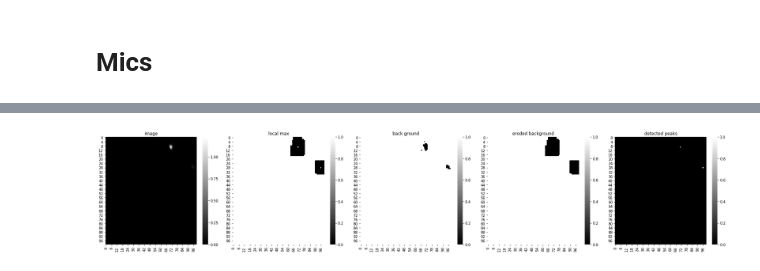
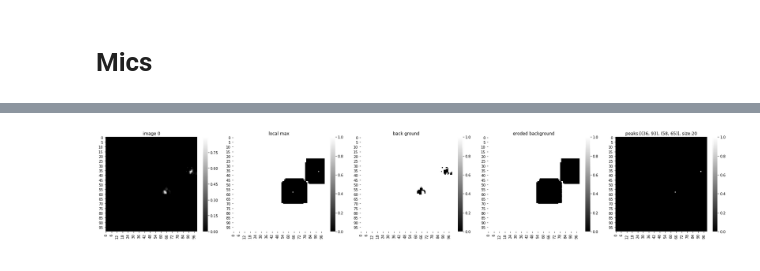
Before and after one commit to caitaozhan/deeplearning-localization, a Jupyter notebook: CNN-translation-multi2.ipynb, the cells around one changed output, grey strips where cells are left out. Cells and saved outputs as stored; diff of their text form; code cells hidden in the pictures.

Commit message:
add a peak detection algo

```diff
--- a/CNN-translation-multi2.ipynb
+++ b/CNN-translation-multi2.ipynb
@@ -475,9 +533,10 @@ train loss
 # %%
-def myplot(X, pred, y):
+def myplot(X, pred, y, indx, i):
     fig, axs = plt.subplots(1, 3, figsize=(30, 8))
     sns.heatmap(X[0], cmap='gray', annot=False, ax=axs[0])
     sns.heatmap(pred[0], cmap='gray', annot=False, ax=axs[1])
     sns.heatmap(y[0], cmap='gray', annot=False, ax=axs[2])
+    axs[0].set_title(f'{indx} - {i}')
     fig.tight_layout()
 
 def myplot2(pred, y, y_float):
@@ -511,6 +570,7 @@ for t, sample in enumerate(sensor_input_test_dataloader):
     y = sample['target'].to(device)
     y_ntx = sample['target_num']
     y_f = sample['target_float']
+    indx = sample['index']
     pred_matrix, pred_ntx = model(X)
     errors = Metrics.localization_error_image_continuous(pred_matrix.data.cpu(), y_f, Default.grid_length, True)
     print(np.mean(errors), np.std(errors))
@@ -520,6 +580,7 @@ X    = X.data.cpu().numpy()
 pred_matrix = pred_matrix.data.cpu().numpy()
 y    = y.data.cpu().numpy()
 pred_ntx = pred_ntx.data.cpu().numpy()
-for pred_nt, y_nt in zip(pred_ntx, y_ntx):
-    print(pred_nt, y_nt)
+indx = sample['index']
+# for pred_nt, y_nt in zip(pred_ntx, y_ntx):
+#     print(pred_nt, y_nt)
 # %% [output]
@@ -543,5 +604,5 @@ for pred_nt, y_nt in zip(pred_ntx, y_ntx):
 # %%
 for i in range(len(pred_matrix)):
-    myplot(X[i], pred_matrix[i], y[i])
+    myplot(X[i], pred_matrix[i], y[i], indx[i], i)
     print(i, end=' ')
 # %% [output]
@@ -561,4 +622,4 @@ for i in range(len(pred_matrix)):
 # %%
-i = 29
-myplot(X[i], pred_matrix[i], y[i])
+
+myplot2(pred_matrix[i], y[i], y_f[i])
 # %% [output]
@@ -606,42 +640,42 @@ array([[ True,  True,  True,  True],
 # %%
-i = 29
-image = pred_matrix[i][0]
-threshold = 0.05
-size = 10
+for i in range(32):
+    image = pred_matrix[i][0]
+    threshold = 0.05
+    peaks, size = Peaks.detect(image, 2)
 
-threshold_mask = image < threshold
-image[threshold_mask] = 0
+    threshold_mask = image < threshold
+    image[threshold_mask] = 0
 
-neighborhood = np.array([[True for _ in range(size)] for _ in range((size))])
+    neighborhood = np.array([[True for _ in range(size)] for _ in range((size))])
 
-#apply the local maximum filter; all pixel of maximal value
-#in their neighborhood are set to 1
-local_max = maximum_filter(image, footprint=neighborhood)==image
-#local_max is a mask that contains the peaks we are
-#looking for, but also the background.
-#In order to isolate the peaks we must remove the background from the mask.
-#we create the mask of the background
-background = (image < 0.05)
-#a little technicality: we must erode the background in order to
-#successfully subtract it form local_max, otherwise a line will
-#appear along the background border (artifact of the local maximum filter)
-eroded_background = binary_erosion(background, structure=neighborhood, border_value=1)
-#we obtain the final mask, containing only peaks,
-#by removing the background from the local_max mask (xor operation)
-print(type(local_max), local_max.shape, type(eroded_background), eroded_background.shape)
-detected_peaks = local_max ^ eroded_background
+    #apply the local maximum filter; all pixel of maximal value
+    #in their neighborhood are set to 1
+    local_max = maximum_filter(image, footprint=neighborhood)==image
+    #local_max is a mask that contains the peaks we are
+    #looking for, but also the background.
+    #In order to isolate the peaks we must remove the background from the mask.
+    #we create the mask of the background
+    background = (image < 0.05)
+    #a little technicality: we must erode the background in order to
+    #successfully subtract it form local_max, otherwise a line will
+    #appear along the background border (artifact of the local maximum filter)
+    eroded_background = binary_erosion(background, structure=neighborhood, border_value=1)
+    #we obtain the final mask, containing only peaks,
+    #by removing the background from the local_max mask (xor operation)
+    print(type(local_max), local_max.shape, type(eroded_background), eroded_background.shape)
+    detected_peaks = local_max ^ eroded_background
 
-fig, axes = plt.subplots(1, 5, figsize=(25, 5))
-sns.heatmap(image, cmap='gray', annot=False, ax = axes[0])
-sns.heatmap(local_max, cmap='gray', annot=False, ax = axes[1])
-sns.heatmap(background, cmap='gray', annot=False, ax = axes[2])
-sns.heatmap(eroded_background, cmap='gray', annot=False, ax = axes[3])
-sns.heatmap(detected_peaks, cmap='gray', annot=False, ax = axes[4])
-axes[0].set_title('image')
-axes[1].set_title('local max')
-axes[2].set_title('back ground')
-axes[3].set_title('eroded background')
-axes[4].set_title('detected peaks')
-fig.tight_layout()
+    fig, axes = plt.subplots(1, 5, figsize=(25, 4.5))
+    sns.heatmap(image, cmap='gray', annot=False, ax = axes[0])
+    sns.heatmap(local_max, cmap='gray', annot=False, ax = axes[1])
+    sns.heatmap(background, cmap='gray', annot=False, ax = axes[2])
+    sns.heatmap(eroded_background, cmap='gray', annot=False, ax = axes[3])
+    sns.heatmap(detected_peaks, cmap='gray', annot=False, ax = axes[4])
+    axes[0].set_title('image {}'.format(i))
+    axes[1].set_title('local max')
+    axes[2].set_title('back ground')
+    axes[3].set_title('eroded background')
+    axes[4].set_title('peaks:{}, size:{}'.format(str(peaks), size))
+    fig.tight_layout()
 # %% [output]
 <class 'numpy.ndarray'> (100, 100) <class 'numpy.ndarray'> (100, 100)
@@ -648 +698 @@ fig.tight_layout()
-[figure, old version]
+[figure, new version]
```
Also changed, not shown: parts of 22 cells of this notebook, 1 other file.
